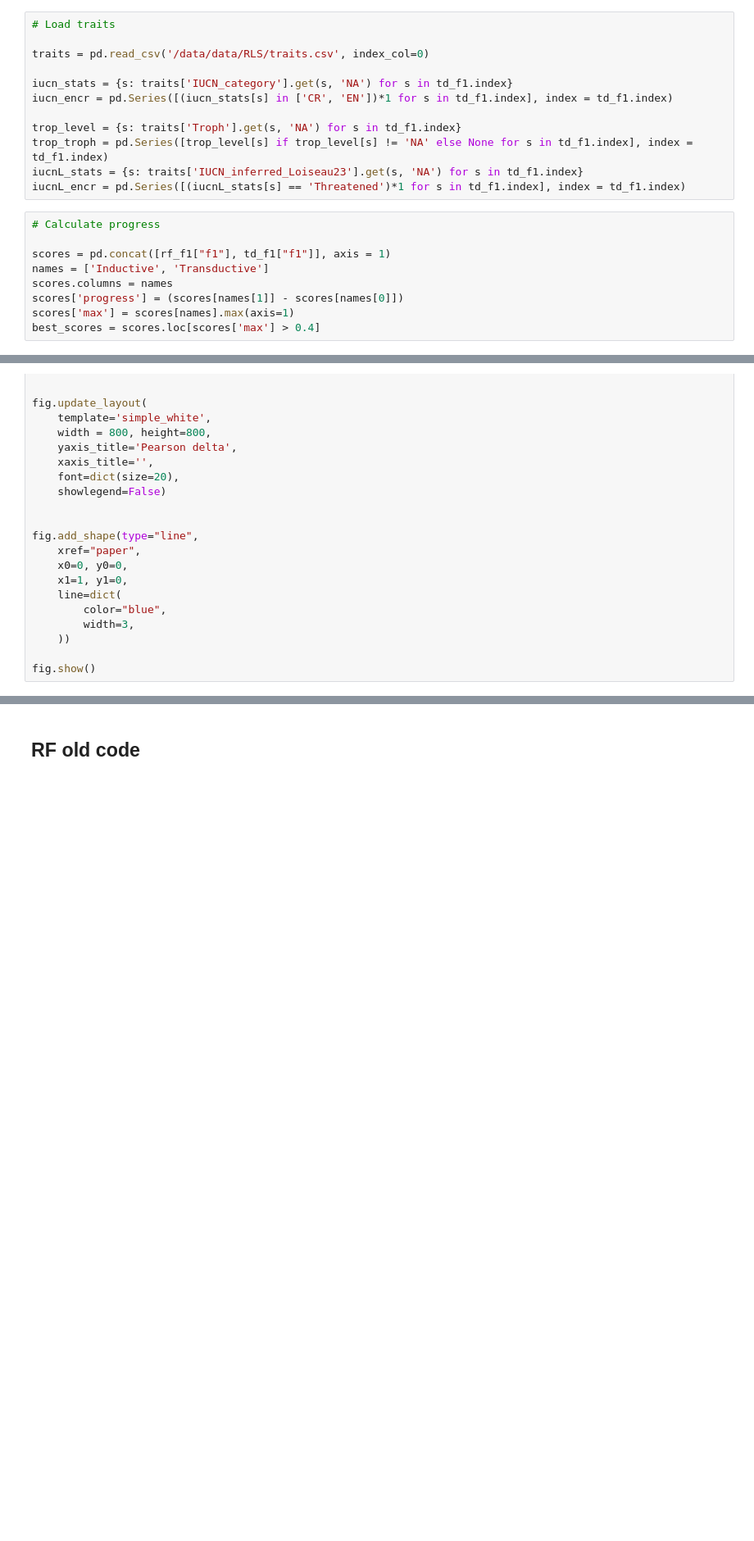
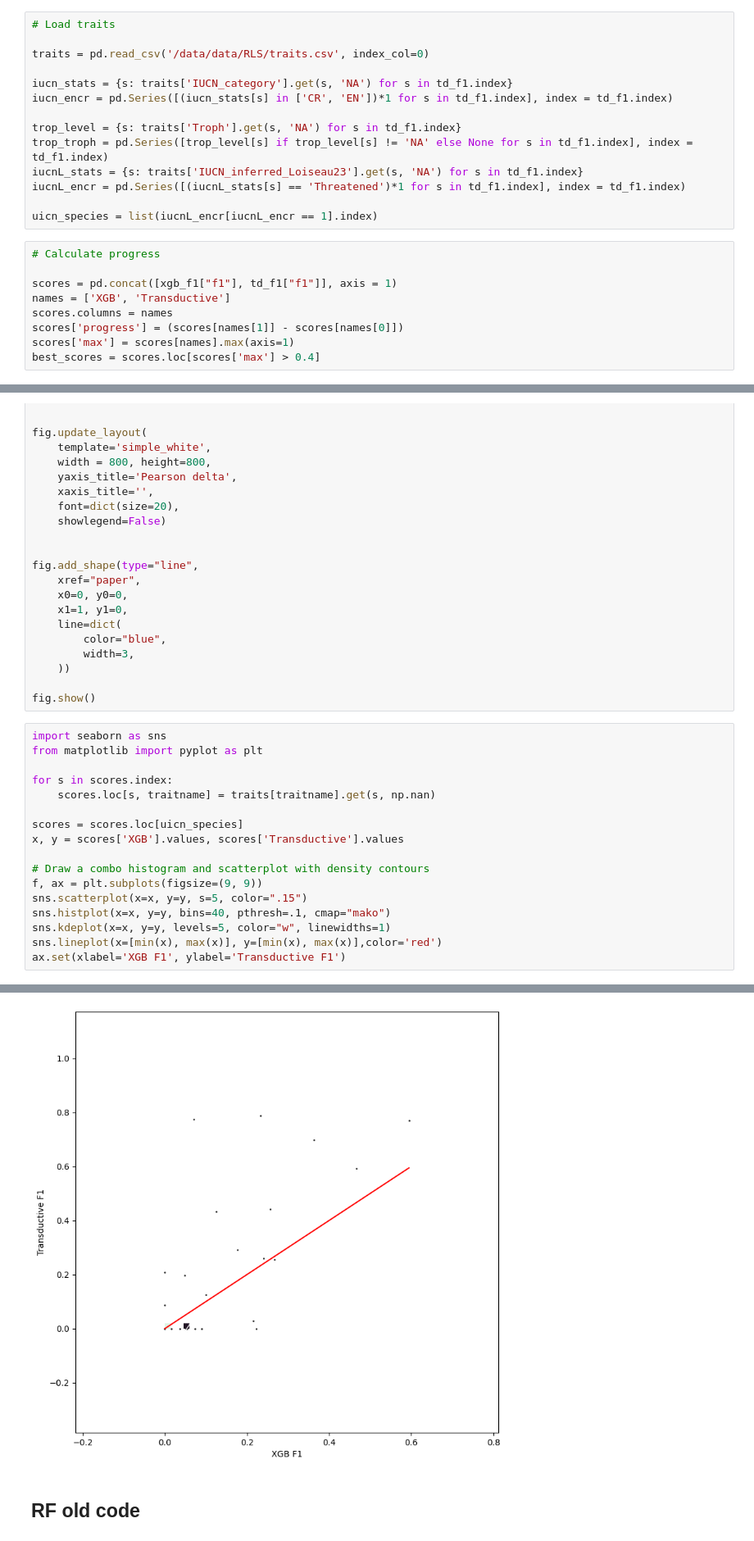
Before and after one commit to morand-g/malpolon-marbec, a Jupyter notebook: examples/RLS/Baselines.ipynb, the cells around one changed output, grey strips where cells are left out. Shown at 82% size. Drawn from its saved outputs; the diff is of its cells as text; blank space fills up the shorter version.

```diff
--- a/examples/RLS/Baselines.ipynb
+++ b/examples/RLS/Baselines.ipynb
@@ -715,11 +844,13 @@ trop_level = {s: traits['Troph'].get(s, 'NA') for s in td_f1.index}
 trop_troph = pd.Series([trop_level[s] if trop_level[s] != 'NA' else None for s in td_f1.index], index = td_f1.index)
 iucnL_stats = {s: traits['IUCN_inferred_Loiseau23'].get(s, 'NA') for s in td_f1.index}
 iucnL_encr = pd.Series([(iucnL_stats[s] == 'Threatened')*1 for s in td_f1.index], index = td_f1.index)
+
+uicn_species = list(iucnL_encr[iucnL_encr == 1].index)
 # %%
 # Calculate progress
 
-scores = pd.concat([rf_f1["f1"], td_f1["f1"]], axis = 1)
-names = ['Inductive', 'Transductive']
+scores = pd.concat([xgb_f1["f1"], td_f1["f1"]], axis = 1)
+names = ['XGB', 'Transductive']
 scores.columns = names
 scores['progress'] = (scores[names[1]] - scores[names[0]])
 scores['max'] = scores[names].max(axis=1)
@@ -762,3 +893,21 @@ fig.add_shape(type="line",
     ))
 
 fig.show()
+# %%
+import seaborn as sns
+from matplotlib import pyplot as plt
+
+for s in scores.index:
+    scores.loc[s, traitname] = traits[traitname].get(s, np.nan)
+
+scores = scores.loc[uicn_species]
+x, y = scores['XGB'].values, scores['Transductive'].values
+
+# Draw a combo histogram and scatterplot with density contours
+f, ax = plt.subplots(figsize=(9, 9))
+sns.scatterplot(x=x, y=y, s=5, color=".15")
+sns.histplot(x=x, y=y, bins=40, pthresh=.1, cmap="mako")
+sns.kdeplot(x=x, y=y, levels=5, color="w", linewidths=1)
+sns.lineplot(x=[min(x), max(x)], y=[min(x), max(x)],color='red')
+ax.set(xlabel='XGB F1', ylabel='Transductive F1')
+# %% [output]
@@ -765,3 +915,4 @@ fig.show()
+[figure, added]
 # %% [markdown]
 ## RF old code
 # %%
```
Also changed, not shown: parts of 13 cells of this notebook, 1 other file.
